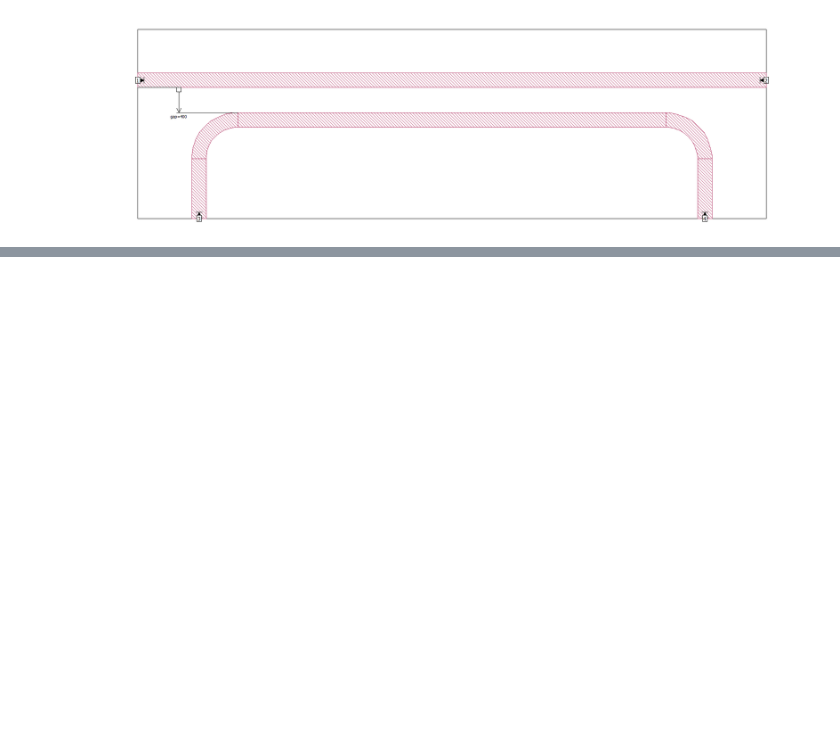
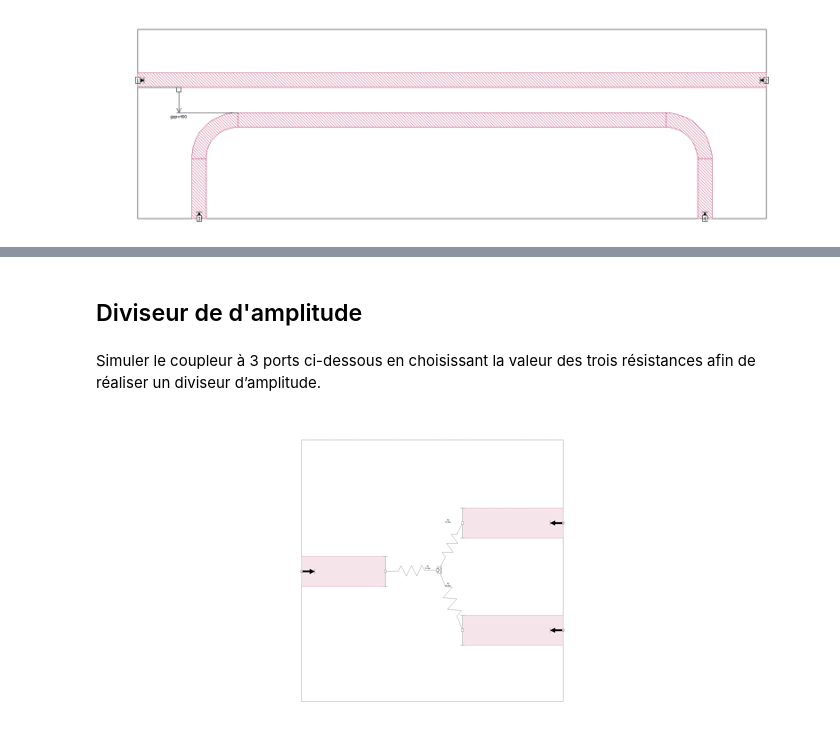
Before and after one commit to NS2LPS/Arteq, a Jupyter notebook: Sonnet/Jupyter Notebook/Coupler.ipynb, the cells around one changed output, grey strips where cells are left out. Cells and saved outputs as stored; diff of their text form; code cells hidden in the pictures; blank space fills up the shorter version.

```diff
--- a/Sonnet/Jupyter Notebook/Coupler.ipynb
+++ b/Sonnet/Jupyter Notebook/Coupler.ipynb
@@ -12,5 +14,5 @@ colors = prop_cycle.by_key()['color']
 # %%
-path="..//Figures/"
-Image(filename=path+"Coupleur.png")
+path_fig="..//Figures/"
+Image(filename=path_fig+"Coupleur.png")
 # %% [output]
 [figure]
@@ -23,0 +26,9 @@ Reproduire le coupleur hybride représenté ci-dessus en utilisant la microstrip
+# %% [markdown]
+## Diviseur de d'amplitude
+# %% [markdown]
+Simuler le coupleur à 3 ports ci-dessous en choisissant la valeur des trois résistances afin de réaliser un diviseur d’amplitude.
+# %%
+path="..//Figures/"
+Image(filename=path_fig+"Amplitude_divider.png")
+# %% [output]
+[figure, added]
```
Also changed, not shown: parts of 6 cells of this notebook, 10 other files.
